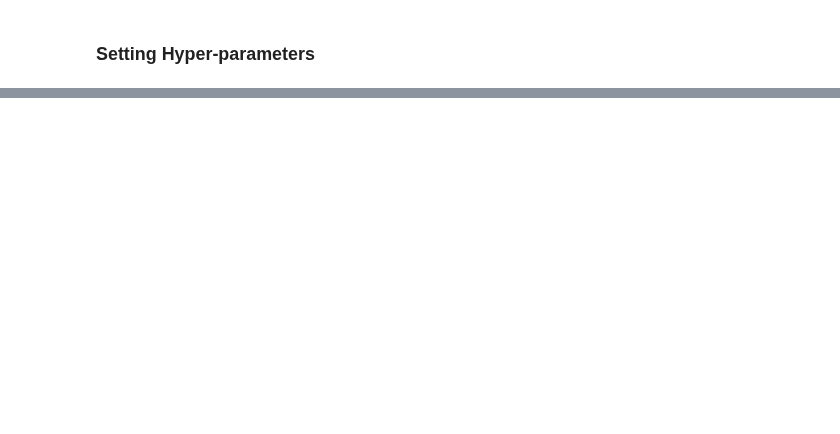
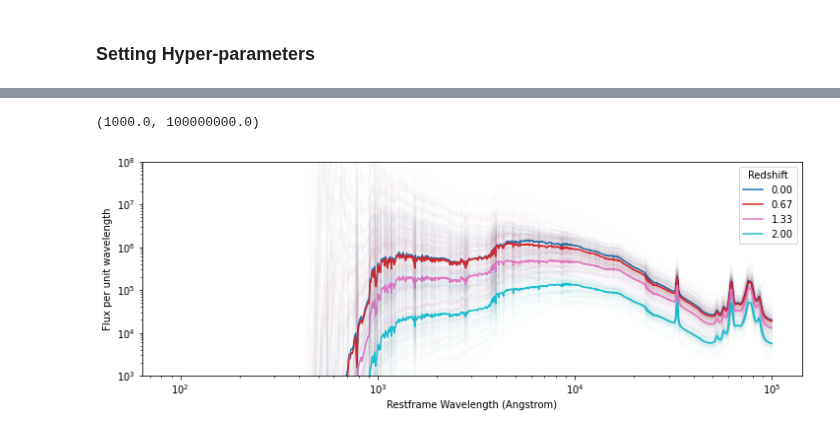
Before and after one commit to patricialarsen/emulator_utils, a Jupyter notebook: notebooks/spectral_net.ipynb, the cells around one changed output, grey strips where cells are left out. Saved outputs shown, nothing was run; the diff lists cells and outputs as text; code cells hidden in the pictures; blank space fills up the shorter version.

```diff
--- a/notebooks/spectral_net.ipynb
+++ b/notebooks/spectral_net.ipynb
@@ -171,32 +194,36 @@ plt.ylim(1e0, 2e7)
 # %%
 #### redshift variation
 
 plt.figure(figsize = (12, 4))
 
 dust_in = 0.4
-redshift_in_array = np.linspace(0.3, 2.0, 4)
+redshift_in_array = np.linspace(1e-3, 2.0, 4)
 
 colorparams = redshift_in_array
-colormap = cm.viridis
+colormap = cm.tab10
 normalize = mcolors.Normalize(vmin=np.min(colorparams), vmax=np.max(colorparams))
 
 
 # indx = -1
 for redshift_in in redshift_in_array:
     # indx+=1
     color = colormap(normalize(redshift_in))
 
     pcolor = prob_color( np.array([redshift_in, dust_in])[np.newaxis, :]) ## wrong SFH
-    plt.plot( np.mean(pcolor[:, 0, :].T, axis=1),  color = color, alpha=0.5, label='%.2f'%redshift_in);
-    plt.plot( pcolor[:, 0, :].T,  color = color, alpha=0.01);
+    plt.plot(wave, np.median(pcolor[:, 0, :].T, axis=1),  color = color, alpha=1.0, label='%.2f'%redshift_in);
+    plt.plot(wave, pcolor[:, 0, :].T,  color = color, alpha=0.01);
 
 
 plt.ylabel('Flux per unit wavelength')
 plt.xlabel(' Restframe Wavelength (Angstrom) ')
 
+plt.xscale('log')
 plt.yscale('log')
 plt.legend(title='Redshift')
-plt.ylim(1e1, 1e8)
+plt.ylim(1e3, 1e8)
+# %% [output]
+(1000.0, 100000000.0)
+[figure, added]
 # %%
 #### dust variation
 # color_arr = ['k', 'red', 'blue', 'violet', 'k', 'orange']
```
Also changed, not shown: parts of 19 cells of this notebook, 4 other files.
